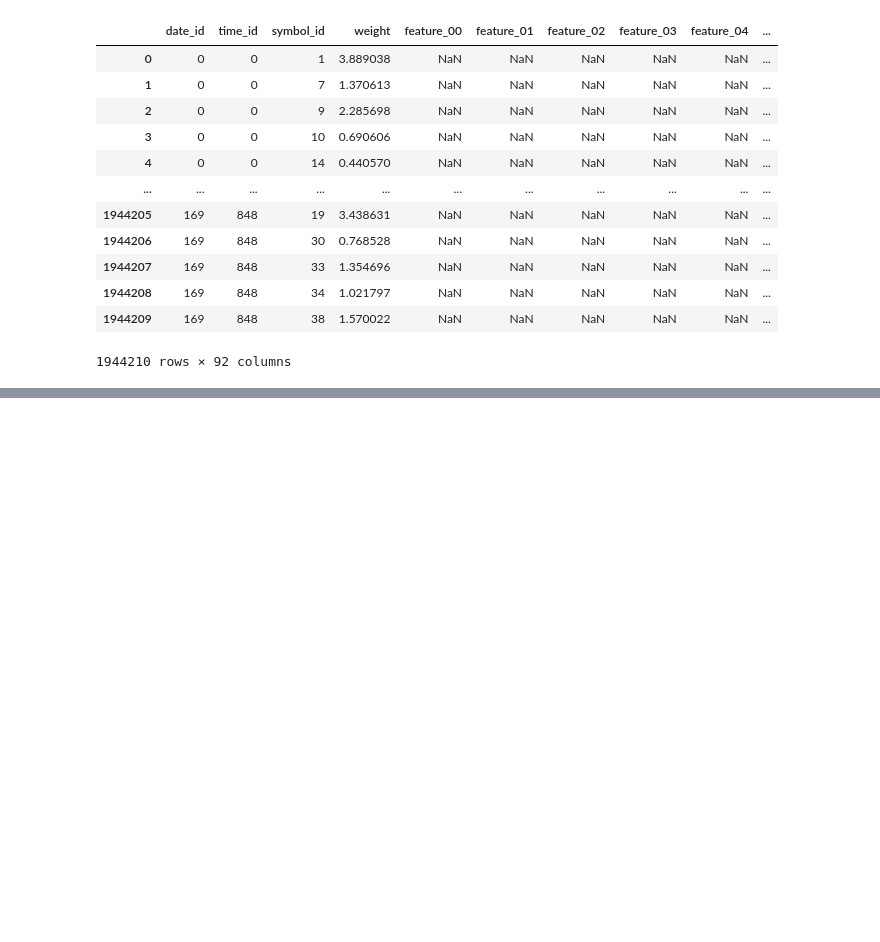
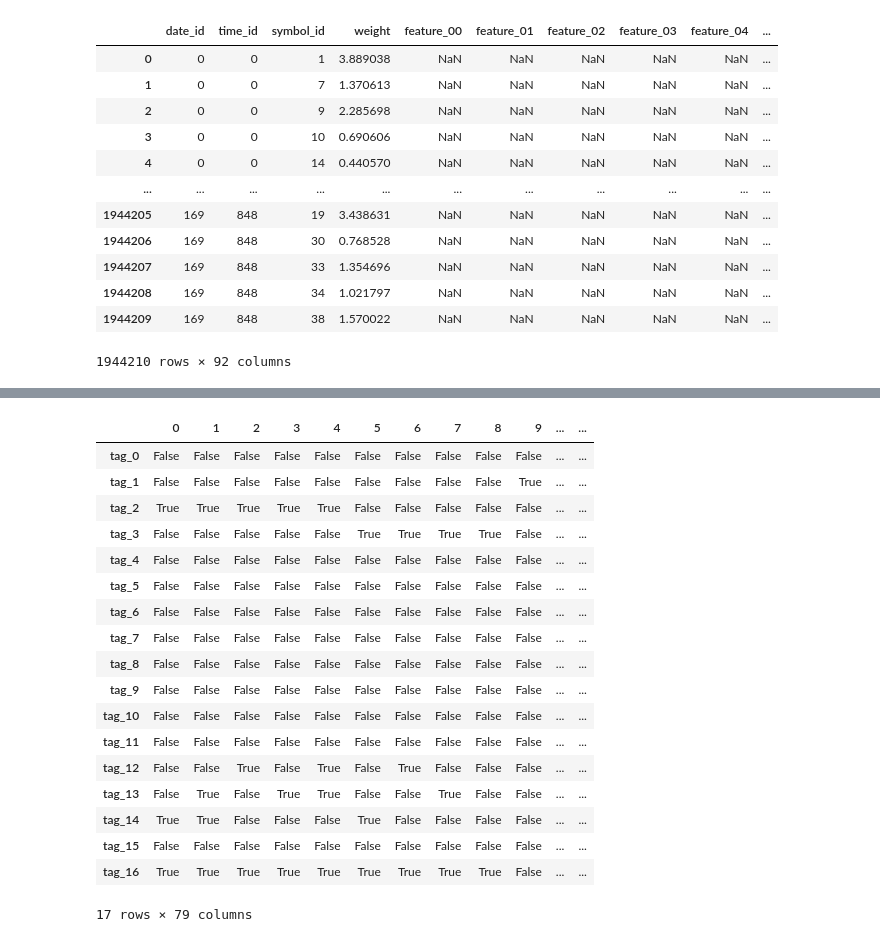
Before and after one commit to M1cW/js_market_forecast, a Jupyter notebook: main.ipynb, the cells around one changed output, grey strips where cells are left out. Cells and saved outputs as stored; diff of their text form; code cells hidden in the pictures; blank space fills up the shorter version.

```diff
--- a/main.ipynb
+++ b/main.ipynb
@@ -59,0 +88,22 @@ plt.show()
+# %%
+features[[ f"tag_{no}" for no in range(0,17,1)]].T
+# %% [output]
+|  | 0 | 1 | 2 | 3 | 4 | 5 | 6 | 7 | 8 | 9 | ... | ... |
+| tag_0 | False | False | False | False | False | False | False | False | False | False | ... | ... |
+| tag_1 | False | False | False | False | False | False | False | False | False | True | ... | ... |
+| tag_2 | True | True | True | True | True | False | False | False | False | False | ... | ... |
+| tag_3 | False | False | False | False | False | True | True | True | True | False | ... | ... |
+| tag_4 | False | False | False | False | False | False | False | False | False | False | ... | ... |
+| tag_5 | False | False | False | False | False | False | False | False | False | False | ... | ... |
+| tag_6 | False | False | False | False | False | False | False | False | False | False | ... | ... |
+| tag_7 | False | False | False | False | False | False | False | False | False | False | ... | ... |
+| tag_8 | False | False | False | False | False | False | False | False | False | False | ... | ... |
+| tag_9 | False | False | False | False | False | False | False | False | False | False | ... | ... |
+| tag_10 | False | False | False | False | False | False | False | False | False | False | ... | ... |
+| tag_11 | False | False | False | False | False | False | False | False | False | False | ... | ... |
+| tag_12 | False | False | True | False | True | False | True | False | False | False | ... | ... |
+| tag_13 | False | True | False | True | True | False | False | True | False | False | ... | ... |
+| tag_14 | True | True | False | False | False | True | False | False | False | False | ... | ... |
+| tag_15 | False | False | False | False | False | False | False | False | False | False | ... | ... |
+| tag_16 | True | True | True | True | True | True | True | True | True | False | ... | ... |
+17 rows × 79 columns
```
Also changed, not shown: parts of 18 cells of this notebook, 1 other file.
